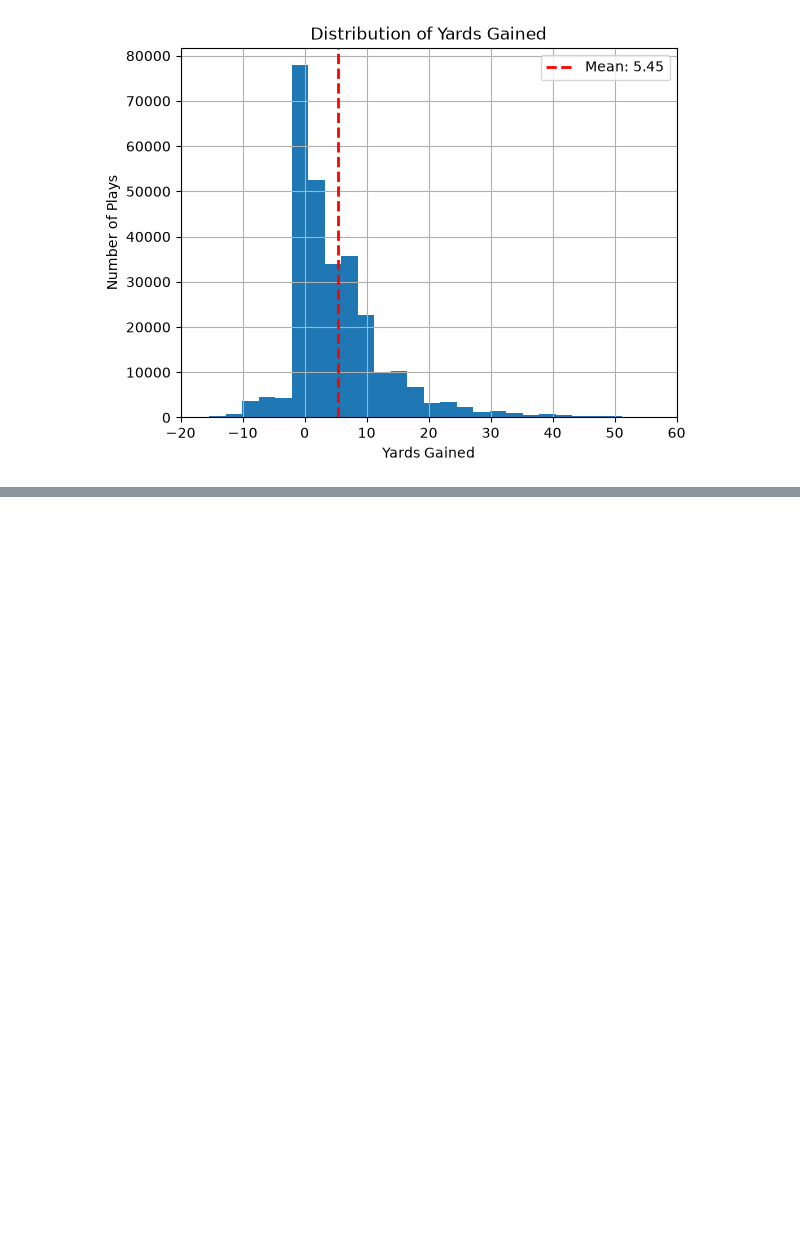
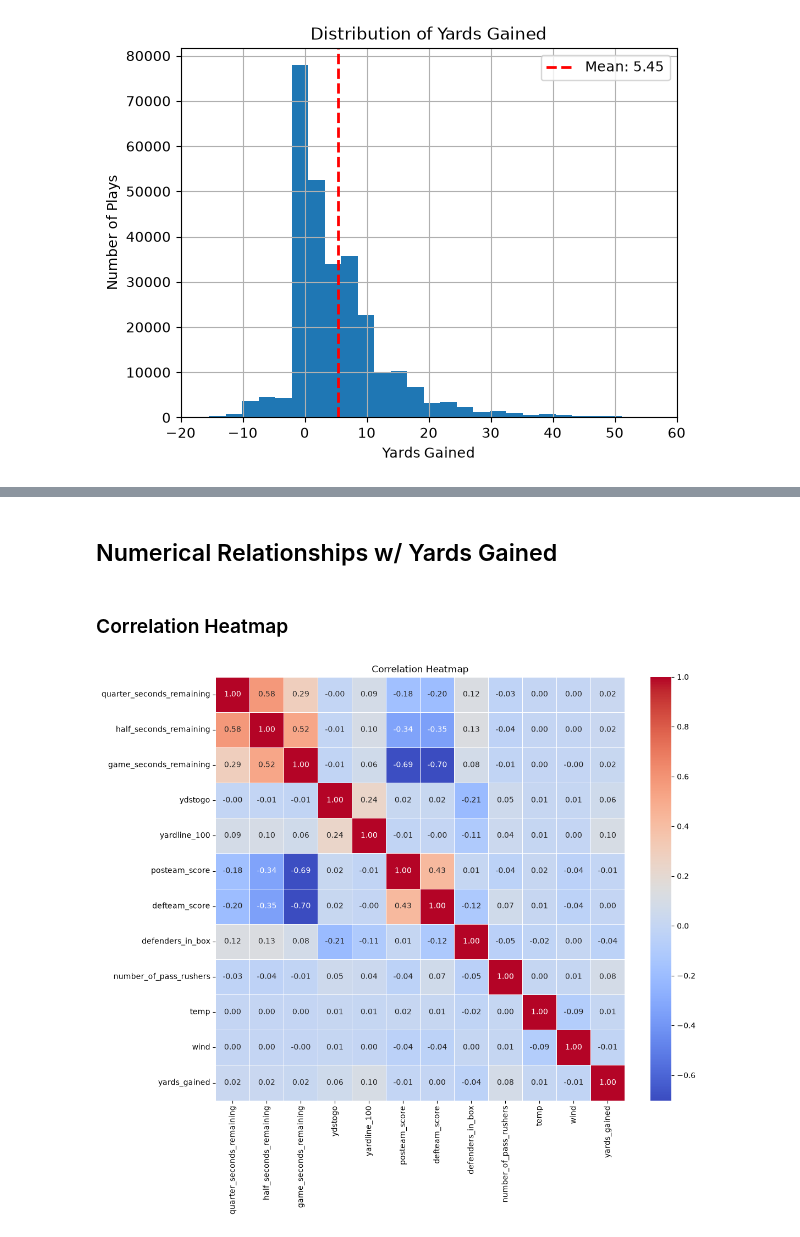
Before and after one commit to cyrusnavasca/nfl-play-intelligence, a Jupyter notebook: notebooks/data_exploration.ipynb, the cells around one changed output, grey strips where cells are left out. Drawn from its saved outputs; the diff is of its cells as text; code cells hidden in the pictures; blank space fills up the shorter version.

```diff
--- a/notebooks/data_exploration.ipynb
+++ b/notebooks/data_exploration.ipynb
@@ -74,0 +79,2 @@ plt.show()
+# %% [markdown]
+## Numerical Relationships w/ Yards Gained
@@ -74,0 +114,22 @@ plt.show()
+# %% [markdown]
+### Correlation Heatmap
+# %%
+import seaborn as sns
+
+# Compute correlations using only quantitative variables
+corr = pbp[num_cols + ["yards_gained"]].corr()
+
+# Plotting correlation heatmap
+plt.figure(figsize=(12, 10))
+sns.heatmap(
+    corr,
+    annot=True,
+    cmap="coolwarm",
+    fmt=".2f",
+    linewidths=0.5
+)
+
+plt.title("Correlation Heatmap")
+plt.show()
+# %% [output]
+[figure, added]
```
Also changed, not shown: parts of 21 cells of this notebook, 2 other files.
